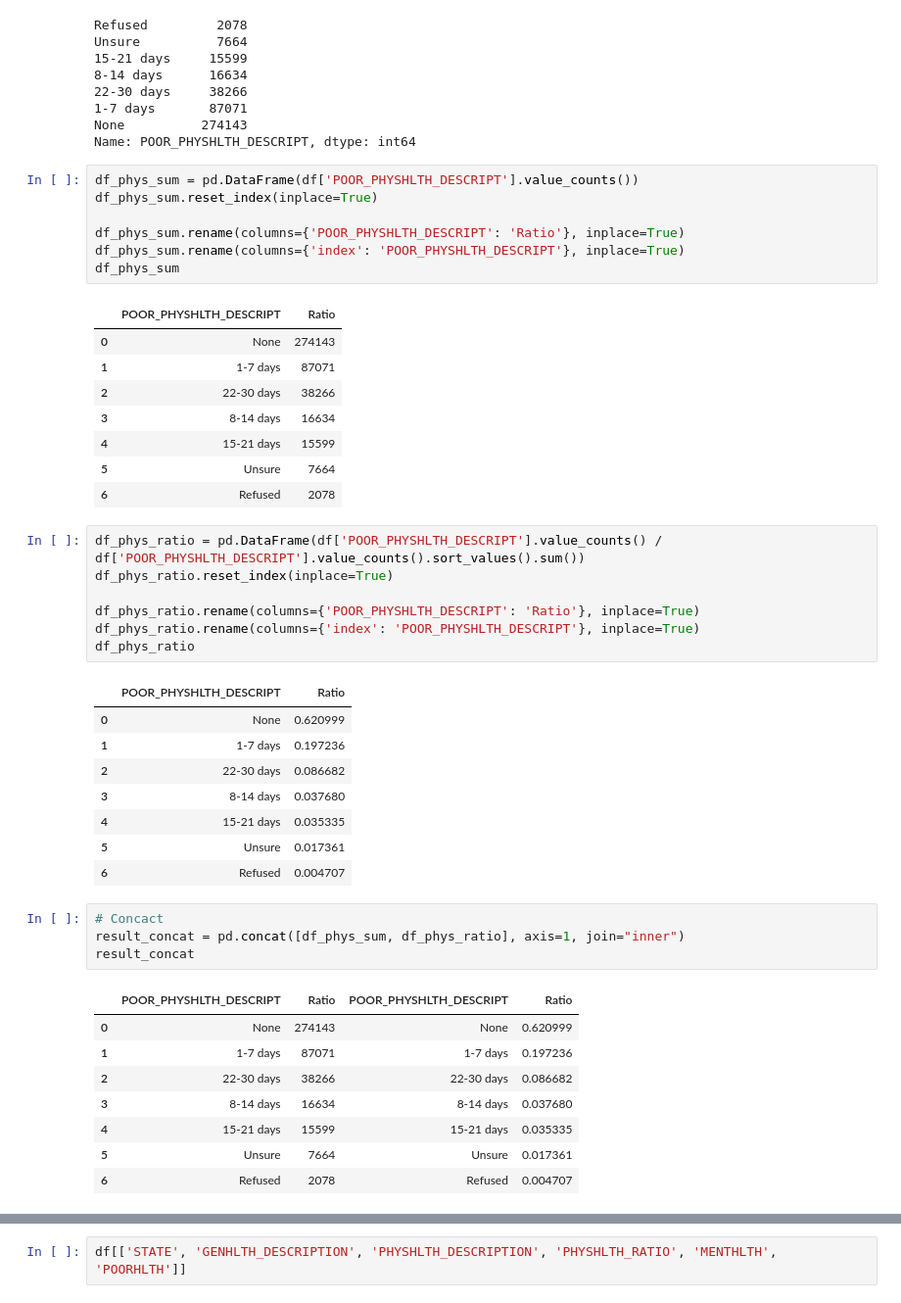
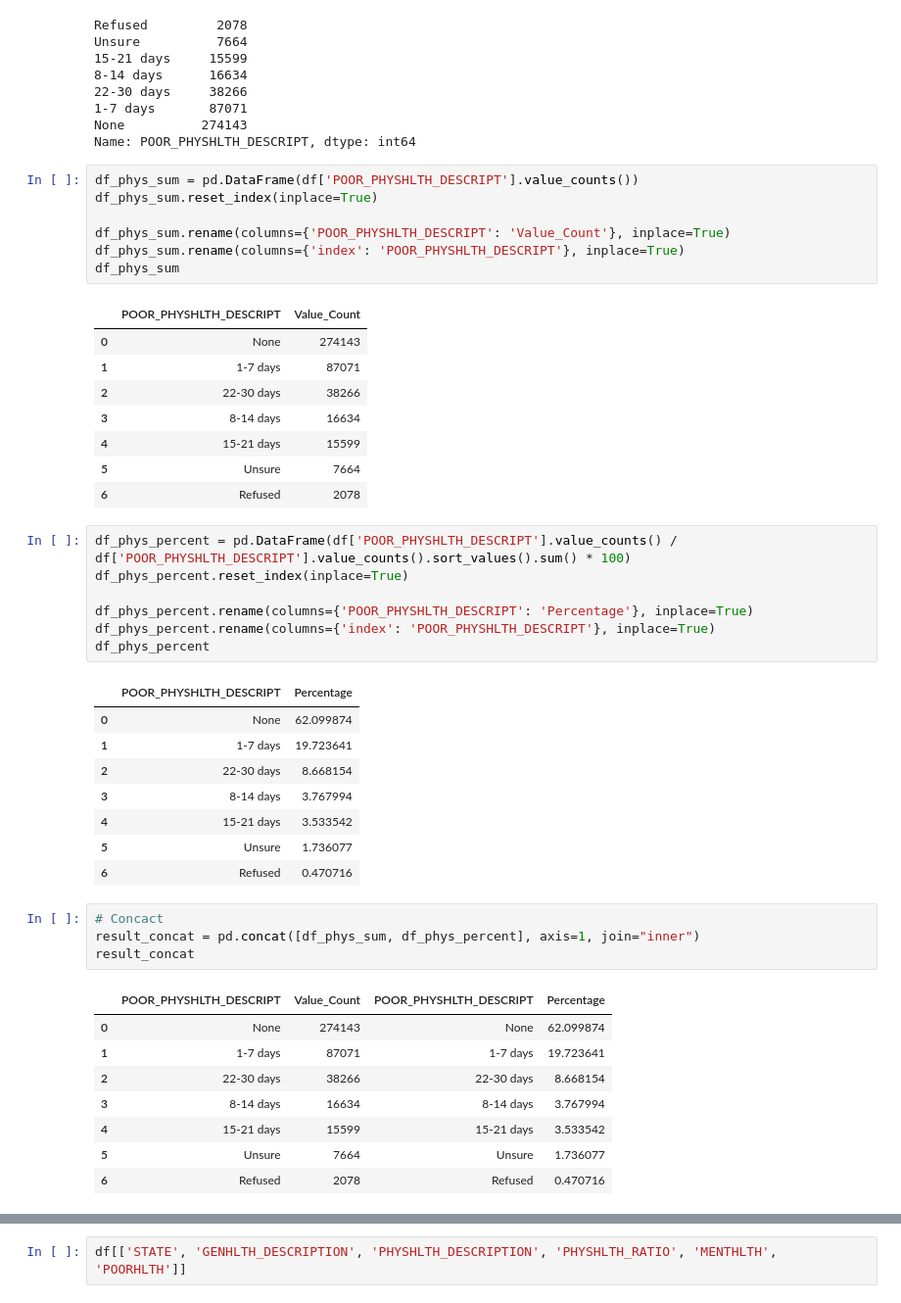
Before and after one commit to veroanalytic/analytics-template, a Jupyter notebook: brfss/brfss-analysis.ipynb, the cells around one changed output, grey strips where cells are left out. Shown: that part at 98% size. Cells and saved outputs as stored; diff of their text form.

Commit message:
more data viz for gen and phys hlth

```diff
--- a/brfss/brfss-analysis.ipynb
+++ b/brfss/brfss-analysis.ipynb
@@ -397,11 +397,11 @@ Name: POOR_PHYSHLTH_DESCRIPT, dtype: int64
 df_phys_sum = pd.DataFrame(df['POOR_PHYSHLTH_DESCRIPT'].value_counts())
 df_phys_sum.reset_index(inplace=True)
 
-df_phys_sum.rename(columns={'POOR_PHYSHLTH_DESCRIPT': 'Ratio'}, inplace=True)
+df_phys_sum.rename(columns={'POOR_PHYSHLTH_DESCRIPT': 'Value_Count'}, inplace=True)
 df_phys_sum.rename(columns={'index': 'POOR_PHYSHLTH_DESCRIPT'}, inplace=True)
 df_phys_sum
 # %% [output]
-|  | POOR_PHYSHLTH_DESCRIPT | Ratio |
+|  | POOR_PHYSHLTH_DESCRIPT | Value_Count |
 | 0 | None | 274143 |
 | 1 | 1-7 days | 87071 |
 | 2 | 22-30 days | 38266 |
@@ -410,33 +410,33 @@ df_phys_sum
 | 5 | Unsure | 7664 |
 | 6 | Refused | 2078 |
 # %%
-df_phys_ratio = pd.DataFrame(df['POOR_PHYSHLTH_DESCRIPT'].value_counts() / df['POOR_PHYSHLTH_DESCRIPT'].value_counts().sort_values().sum())
-df_phys_ratio.reset_index(inplace=True)
+df_phys_percent = pd.DataFrame(df['POOR_PHYSHLTH_DESCRIPT'].value_counts() / df['POOR_PHYSHLTH_DESCRIPT'].value_counts().sort_values().sum() * 100)
+df_phys_percent.reset_index(inplace=True)
 
-df_phys_ratio.rename(columns={'POOR_PHYSHLTH_DESCRIPT': 'Ratio'}, inplace=True)
-df_phys_ratio.rename(columns={'index': 'POOR_PHYSHLTH_DESCRIPT'}, inplace=True)
-df_phys_ratio
+df_phys_percent.rename(columns={'POOR_PHYSHLTH_DESCRIPT': 'Percentage'}, inplace=True)
+df_phys_percent.rename(columns={'index': 'POOR_PHYSHLTH_DESCRIPT'}, inplace=True)
+df_phys_percent
 # %% [output]
-|  | POOR_PHYSHLTH_DESCRIPT | Ratio |
-| 0 | None | 0.620999 |
-| 1 | 1-7 days | 0.197236 |
-| 2 | 22-30 days | 0.086682 |
-| 3 | 8-14 days | 0.037680 |
-| 4 | 15-21 days | 0.035335 |
-| 5 | Unsure | 0.017361 |
-| 6 | Refused | 0.004707 |
+|  | POOR_PHYSHLTH_DESCRIPT | Percentage |
+| 0 | None | 62.099874 |
+| 1 | 1-7 days | 19.723641 |
+| 2 | 22-30 days | 8.668154 |
+| 3 | 8-14 days | 3.767994 |
+| 4 | 15-21 days | 3.533542 |
+| 5 | Unsure | 1.736077 |
+| 6 | Refused | 0.470716 |
 # %%
 # Concact
-result_concat = pd.concat([df_phys_sum, df_phys_ratio], axis=1, join="inner")
+result_concat = pd.concat([df_phys_sum, df_phys_percent], axis=1, join="inner")
 result_concat
 # %% [output]
-|  | POOR_PHYSHLTH_DESCRIPT | Ratio | POOR_PHYSHLTH_DESCRIPT | Ratio |
-| 0 | None | 274143 | None | 0.620999 |
-| 1 | 1-7 days | 87071 | 1-7 days | 0.197236 |
-| 2 | 22-30 days | 38266 | 22-30 days | 0.086682 |
-| 3 | 8-14 days | 16634 | 8-14 days | 0.037680 |
-| 4 | 15-21 days | 15599 | 15-21 days | 0.035335 |
-| 5 | Unsure | 7664 | Unsure | 0.017361 |
-| 6 | Refused | 2078 | Refused | 0.004707 |
+|  | POOR_PHYSHLTH_DESCRIPT | Value_Count | POOR_PHYSHLTH_DESCRIPT | Percentage |
+| 0 | None | 274143 | None | 62.099874 |
+| 1 | 1-7 days | 87071 | 1-7 days | 19.723641 |
+| 2 | 22-30 days | 38266 | 22-30 days | 8.668154 |
+| 3 | 8-14 days | 16634 | 8-14 days | 3.767994 |
+| 4 | 15-21 days | 15599 | 15-21 days | 3.533542 |
+| 5 | Unsure | 7664 | Unsure | 1.736077 |
+| 6 | Refused | 2078 | Refused | 0.470716 |
 # %%
 # Merge
```
Also changed, not shown: parts of 14 cells of this notebook.
